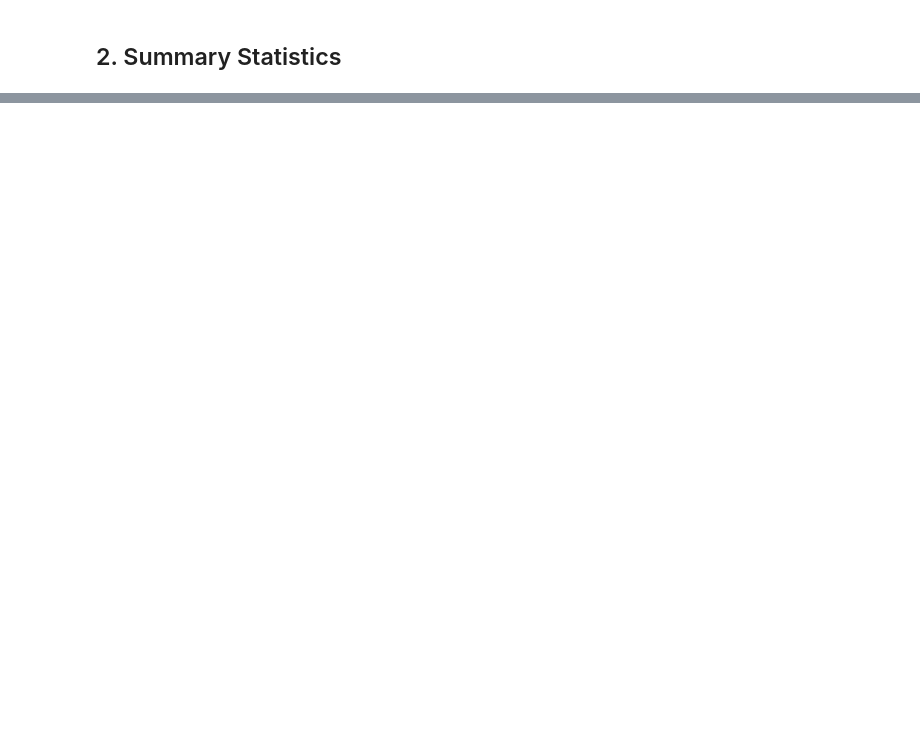
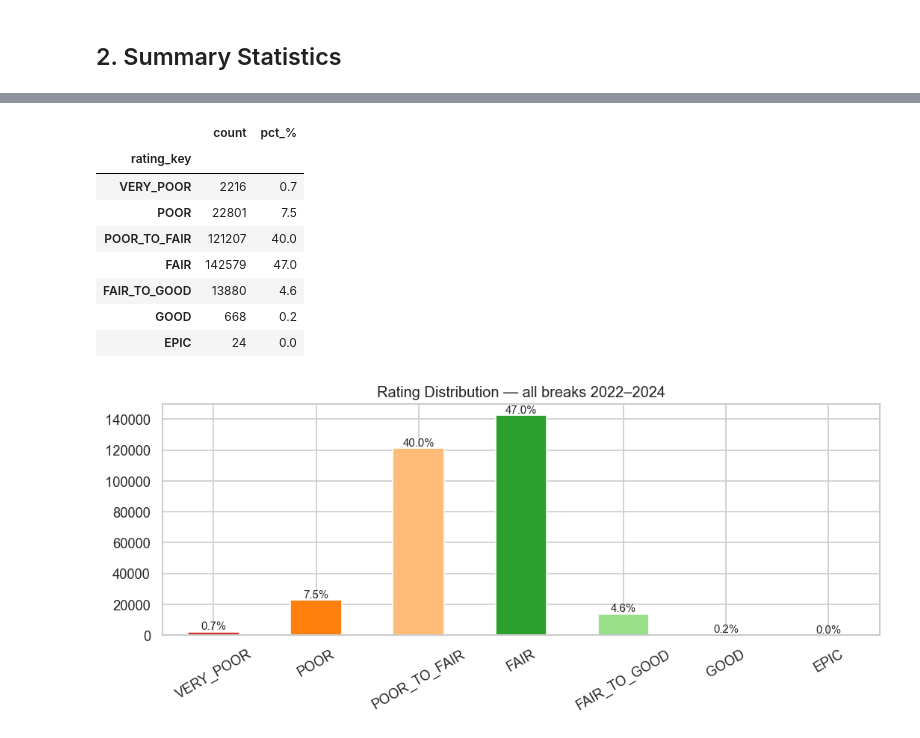
Before and after one commit to kanglee05/Surf-Cast-SD, a Jupyter notebook: notebooks/eda_training_set.ipynb, the cells around one changed output, grey strips where cells are left out. Drawn from its saved outputs; the diff is of its cells as text; code cells hidden in the pictures; blank space fills up the shorter version.

```diff
--- a/notebooks/eda_training_set.ipynb
+++ b/notebooks/eda_training_set.ipynb
@@ -148,9 +74,0 @@ weather.head(3)
-# %%
-# Merge weather into training set on hourly timestamp
-df['_merge_ts'] = df['timestamp_utc'].dt.floor('h')
-df = df.merge(weather, left_on='_merge_ts', right_on='timestamp_utc', how='left', suffixes=('','_w'))
-df.drop(columns=['_merge_ts','timestamp_utc_w'], inplace=True, errors='ignore')
-
-print(f'temp_c missing: {df["temp_c"].isnull().sum()}')
-print(f'humidity_pct missing: {df["humidity_pct"].isnull().sum()}')
-df[['temp_c','humidity_pct']].describe().round(2)
@@ -340,14 +74,0 @@ print(importance_df.tail(3)[['feature','F_statistic','p_value']].to_string(index
-# %%
-le = LabelEncoder()
-df['rating_encoded'] = le.fit_transform(df['rating_key'].fillna('POOR'))
-
-corr_cols = feature_cols + ['rating_encoded']
-corr = df[corr_cols].corr().round(2)
-
-fig, ax = plt.subplots(figsize=(12, 10))
-sns.heatmap(corr, annot=True, fmt='.2f', cmap='RdYlGn',
-            center=0, square=True, linewidths=0.5, ax=ax,
-            annot_kws={'size': 8})
-ax.set_title('Feature Correlation Matrix\n(rating_encoded = target)', fontsize=13)
-plt.tight_layout()
-plt.show()
@@ -412,0 +101,28 @@ print('='*55)
+# %%
+# Target distribution
+counts = df['rating_key'].value_counts().reindex(RATING_ORDER).dropna()
+pct    = (counts / len(df) * 100).round(1)
+display(pd.DataFrame({'count': counts, 'pct_%': pct}))
+
+fig, ax = plt.subplots(figsize=(9, 4))
+counts.plot(kind='bar', ax=ax, color=PALETTE, edgecolor='white')
+for p in ax.patches:
+    ax.annotate(f'{p.get_height()/len(df)*100:.1f}%',
+                (p.get_x() + p.get_width()/2, p.get_height()),
+                ha='center', va='bottom', fontsize=9)
+ax.set_title('Rating Distribution — all breaks 2022–2024', fontsize=12)
+ax.set_xlabel('')
+ax.tick_params(axis='x', rotation=30)
+plt.tight_layout()
+plt.show()
+# %% [output]
+|  | count | pct_% |
+| rating_key |  |  |
+| VERY_POOR | 2216 | 0.7 |
+| POOR | 22801 | 7.5 |
+| POOR_TO_FAIR | 121207 | 40.0 |
+| FAIR | 142579 | 47.0 |
+| FAIR_TO_GOOD | 13880 | 4.6 |
+| GOOD | 668 | 0.2 |
+| EPIC | 24 | 0.0 |
+[figure, added]
```
Also changed, not shown: parts of 42 cells of this notebook.
